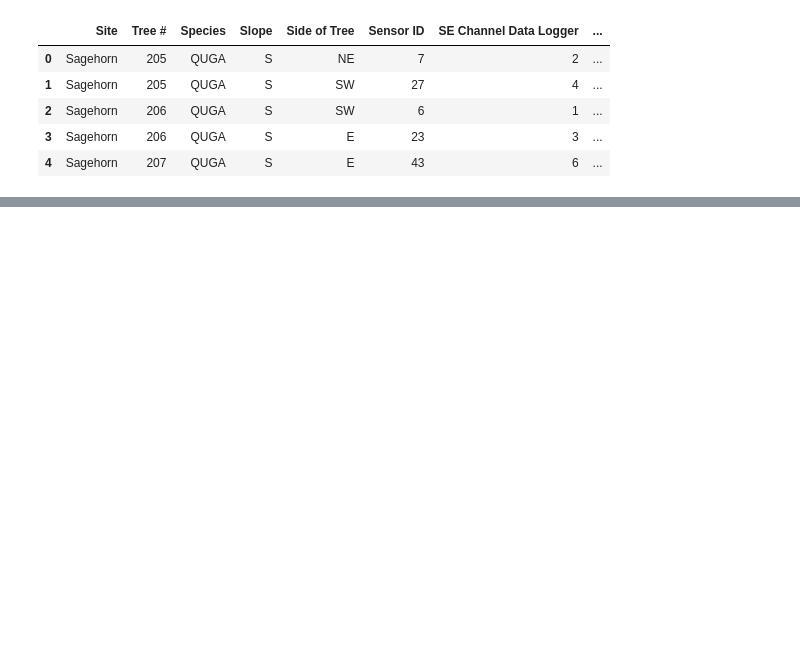
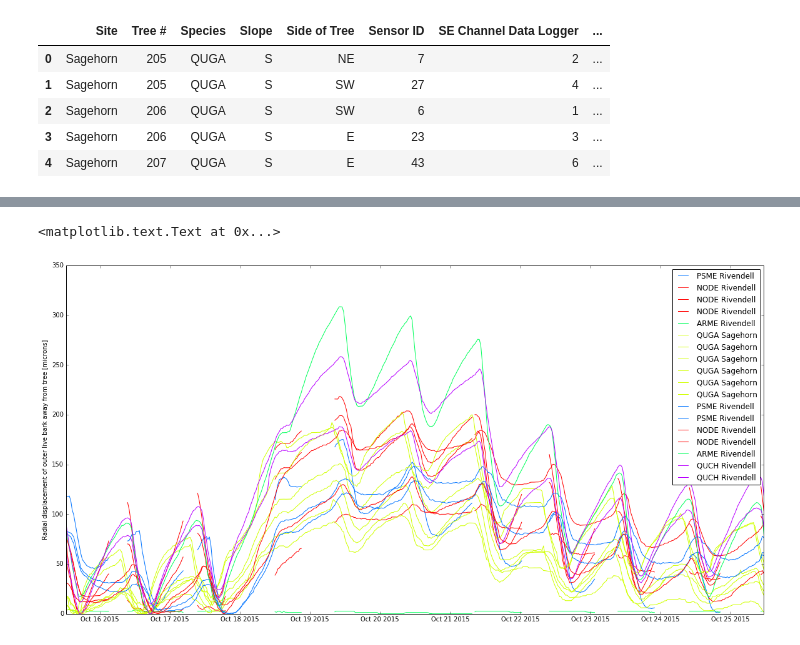
Before and after one commit to jessehahm/Piston-Dendrometer, a Jupyter notebook: Piston Dendrometer.ipynb, the cells around one changed output, grey strips where cells are left out. Drawn from its saved outputs; the diff is of its cells as text; code cells hidden in the pictures; blank space fills up the shorter version.

Commit message:
plot color by category

```diff
--- a/Piston Dendrometer.ipynb
+++ b/Piston Dendrometer.ipynb
@@ -20,7 +24,6 @@ print allFiles
 #Return pandas dataframe with all the data, datetime index
 #toggle saveCSV True/False to save a csv of the compiled data
 
-radius = readData.readCSV(allFiles, saveCSV = False)
-radius.tail()
+voltage, radius = readData.readCSV(allFiles, saveCSV = False)
 # %% [output]
 ['Data\\RIV_NORTH.csv', 'Data\\RIV_SOUTH.csv', 'Data\\SAGE_NORTH.csv', 'Data\\SAGE_SOUTH.csv']
@@ -134,12 +48,6 @@ radius.head()
 # %%
 #%% SPECIFY TIME RANGE OF SERIES
-startDateTime = pd.to_datetime('2015-08-13 00:00:00')
-stopDateTime = pd.to_datetime('2016-01-01 00:00:00')
-radius = radius[(pd.to_datetime(radius.index) > startDateTime) &
+startDateTime = pd.to_datetime('2015-10-15 12:00:00')
+stopDateTime = pd.to_datetime('2015-10-25 12:00:00')
+radiusTR = radius[(pd.to_datetime(radius.index) > startDateTime) &
                 (pd.to_datetime(radius.index) < stopDateTime)]
-# %%
-for column in radius:
-    if column in metadata.DSID.values:
-        plt.figure()
-        plt.plot(radius.index, radius[column])
-#         plt.ylim( [min(radius[i]),max(radius[i])] )
@@ -162,0 +70,30 @@ SyntaxError: invalid syntax (<ipython-input-13-cfc18eb1ba1c>, line 1)
+# %%
+## Normalize values
+radiusMin = radiusTR.apply(np.min)
+
+#center to zero
+radiusZeroed =  radiusTR-radiusMin
+# %%
+# fig, ax = plt.subplots(2, sharex=True, figsize=(17, 22))
+
+fig = plt.figure(figsize=(20,10))
+# Get unique names of species
+uniq = list(set(metadata['Species']))
+
+# Set the color map to match the number of species
+# z = range(1,len(uniq))
+hot = plt.get_cmap('hot')
+cNorm  = colors.Normalize(vmin=0, vmax=len(uniq))
+scalarMap = cmx.ScalarMappable(norm=cNorm, cmap=plt.get_cmap('hsv') )
+
+
+for column in radiusZeroed:
+#         plt.figure()
+    ax[0] = plt.plot(radiusZeroed.index, radiusZeroed[column],
+             color=scalarMap.to_rgba(uniq.index(Species[column])),
+             label = (Species[column] + ' ' + Site[column]))
+    plt.legend(bbox_to_anchor=(1, 1))
+plt.ylabel('Radial displacement of outer live bark away from tree [microns]')
+# %% [output]
+<matplotlib.text.Text at 0x...>
+[figure, added]
```
Also changed, not shown: parts of 9 cells of this notebook, 7 other files.
